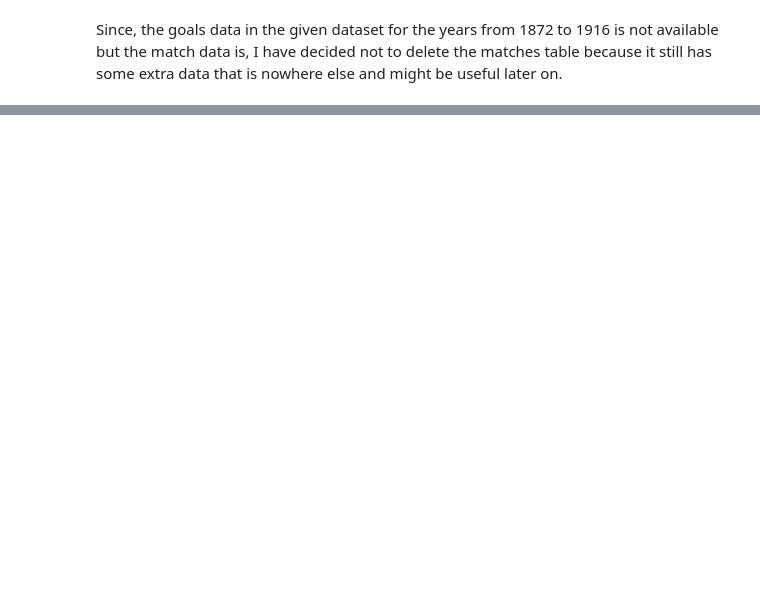
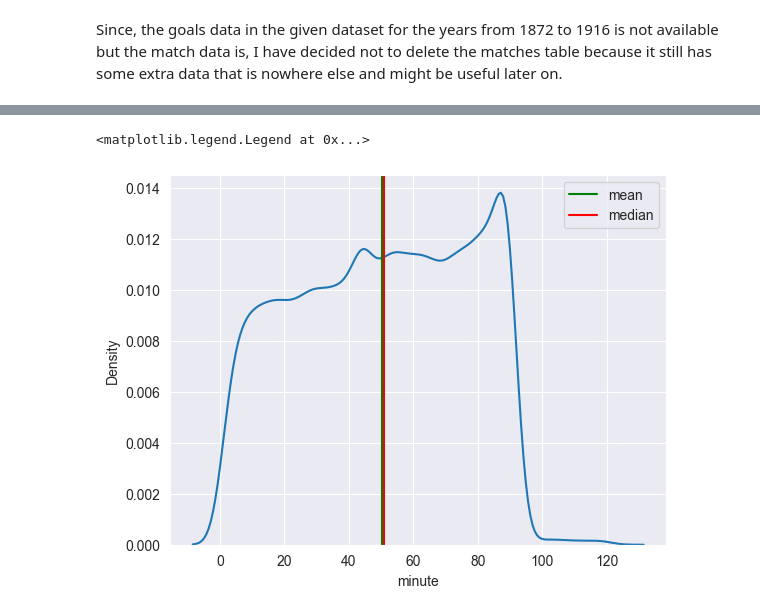
Before and after one commit to ryuukkk/football-data-analysis, a Jupyter notebook: DE_PROJECT.ipynb, the cells around one changed output, grey strips where cells are left out. Cells and saved outputs as stored; diff of their text form; code cells hidden in the pictures; blank space fills up the shorter version.

```diff
--- a/DE_PROJECT.ipynb
+++ b/DE_PROJECT.ipynb
@@ -129,3 +130,6 @@ For once, we can go ahead and remove the respective rows but, I would want to lo
 So, here is what I decided to do -
 * Remove the rows with missing <i>scorer</i>, since these form merely 0.1 % of the dataset and it is impractical to set a dummy scorer name(that makes no sense, right?)
 * Keep the rows where we have a <i>scorer</i> but <i>minute</i> is missing. Missing <i>minute</i>s can then be replaced by the mode of the <i>minute</i>s, i.e. the minute in which most goals are usually scored. This will preserve information as well as accuracy.
+# %%
+goals = goals.dropna(subset='scorer')
+goals['scorer'].isna().sum()    #counting total NaN values in scorer
@@ -131,0 +138,4 @@ So, here is what I decided to do -
+# %%
+mode_of_minute = int(goals['minute'].mode())
+goals['minute'] = goals['minute'].fillna(mode_of_minute)
+goals.isna().sum()
@@ -154,0 +194,8 @@ matches.shape, goals.shape, all_goals.shape, penalties.shape
+# %%
+ax = sns.kdeplot(data=all_goals, x='minute')
+ax.axvline(all_goals['minute'].mean(), color='g', label='mean')
+ax.axvline(all_goals['minute'].median(), color='r', label='median')
+ax.legend()
+# %% [output]
+<matplotlib.legend.Legend at 0x...>
+[figure, added]
```
Also changed, not shown: parts of 9 cells of this notebook.
